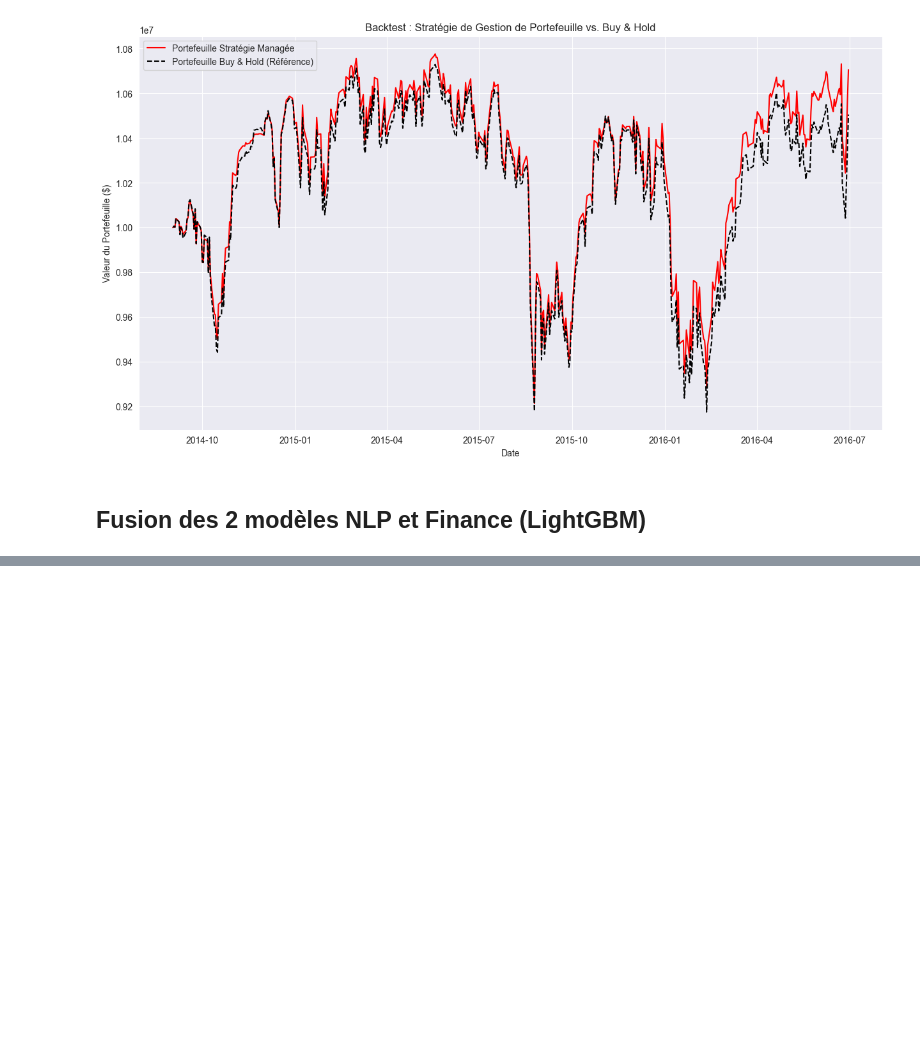
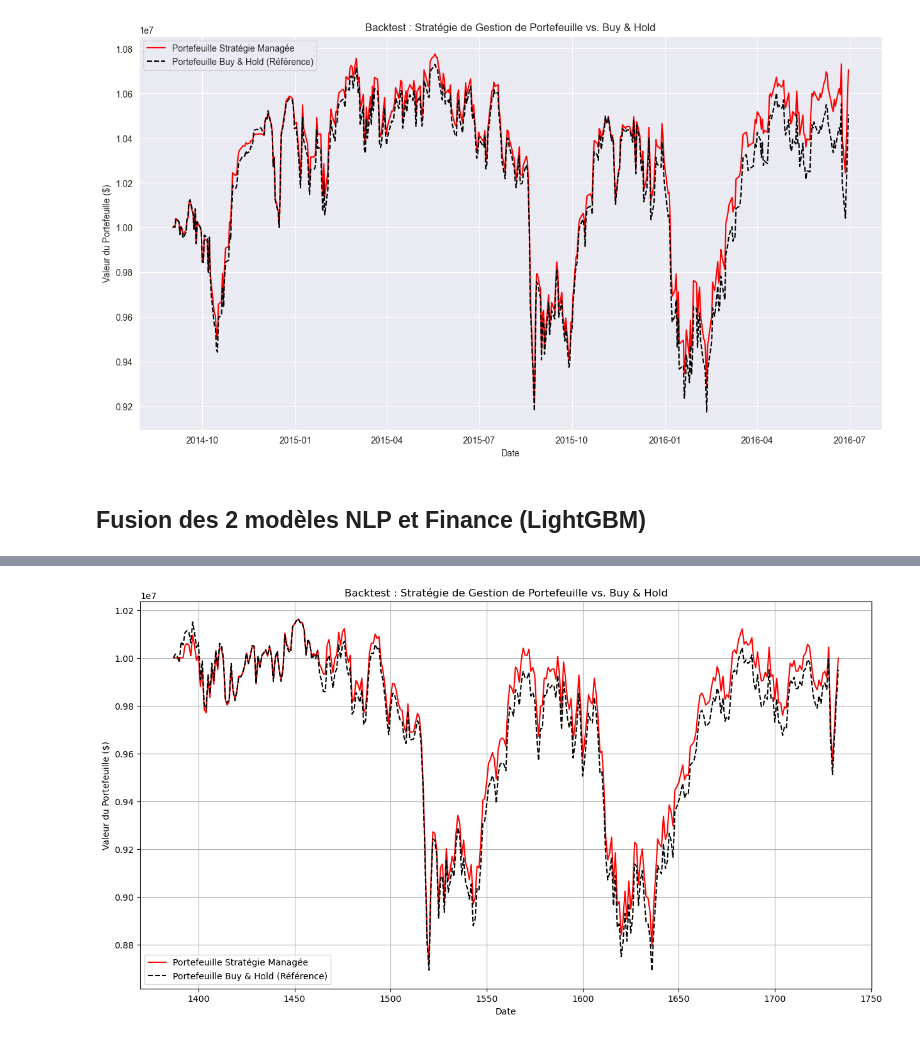
Before and after one commit to arcadiumstreet/MachineLearningProject, a Jupyter notebook: Project/notebook/indicators.ipynb, the cells around one changed output, grey strips where cells are left out. Drawn from its saved outputs; the diff is of its cells as text; code cells hidden in the pictures; blank space fills up the shorter version.

Commit message:
added hybrid model to trading strat

```diff
--- a/Project/notebook/indicators.ipynb
+++ b/Project/notebook/indicators.ipynb
@@ -1493,0 +1562,4 @@ Valeur finale du Buy & Hold : $10,505,303.43 (Rendement: 5.05%)
+# %%
+hybrid_stock_system_v2 = HybridStockSystem(numerical_model=model_price, text_model=model_text, meta_learner=meta_learner)
+# %%
+prediction = hybrid_stock_system_v2.predict(price_test, text_test)
@@ -1493,0 +1606,2 @@ Valeur finale du Buy & Hold : $10,505,303.43 (Rendement: 5.05%)
+# %%
+full_data_price = pd.read_csv(os.path.join(PROCESSED_DATA_DIR, "data_test.csv"))
@@ -1493,0 +1618,81 @@ Valeur finale du Buy & Hold : $10,505,303.43 (Rendement: 5.05%)
+# %%
+full_data_price_test = full_data_price.tail(price_test.shape[0])
+# %%
+import pandas as pd
+import numpy as np
+import matplotlib.pyplot as plt
+
+print("Lancement du backtest de la stratégie de gestion de portefeuille (Long-Only)...")
+
+# --- Étape 1: Paramètres de la simulation ---
+INITIAL_CAPITAL = 10000000 # 10 millions
+BUY_THRESHOLD = 0.55  # On achète si la proba de hausse est > 55%
+SELL_THRESHOLD = 0.55 # On vend si la proba de baisse est > 55%
+# Facteur de proportionnalité pour la vente (70% de proba -> vendre 7%)
+SELL_PROPORTIONALITY_FACTOR = 0.1
+
+# --- Étape 2: Préparation des données ---
+
+# Récupérer les probabilités du modèle sur l'ensemble de test
+probabilities = prediction
+
+proba_up = probabilities[:, 1]
+proba_down = probabilities[:, 0]
+
+# Récupérer les prix de clôture pour la période de test
+test_prices = full_data_price_test.loc[:, 'Adj Close']
+
+# --- Étape 3: Boucle de simulation jour par jour ---
+cash = INITIAL_CAPITAL
+units_held = 0.0
+portfolio_values = []
+
+for i in range(len(price_test)):
+    current_price = test_prices.iloc[i]
+    current_proba_up = proba_up[i]
+    current_proba_down = proba_down[i]
+    if current_proba_up > BUY_THRESHOLD and cash > 0:
+        # --- Signal d'ACHAT ---
+        units_to_buy = cash / current_price
+        units_held += units_to_buy
+        cash = 0
+
+    elif current_proba_down > SELL_THRESHOLD and units_held > 0:
+        percentage_to_sell = current_proba_down * SELL_PROPORTIONALITY_FACTOR
+        units_to_sell = units_held * percentage_to_sell
+
+        cash_from_sale = units_to_sell * current_price
+        units_held -= units_to_sell
+        cash += cash_from_sale
+
+    # Mettre à jour la valeur totale du portefeuille à la fin de la journée
+    current_portfolio_value = cash + (units_held * current_price)
+    portfolio_values.append(current_portfolio_value)
+
+# Convertir la liste des valeurs en une série Pandas pour le traçage
+strategy_portfolio = pd.Series(portfolio_values, index=test_prices.index)
+
+# --- Étape 4: Créer la stratégie de référence "Buy and Hold" ---
+initial_units_buy_hold = INITIAL_CAPITAL / test_prices.iloc[0]
+buy_and_hold_portfolio = initial_units_buy_hold * test_prices
+
+# --- Étape 5: Visualisation et Résultats ---
+final_strategy_value = strategy_portfolio.iloc[-1]
+final_buy_hold_value = buy_and_hold_portfolio.iloc[-1]
+strategy_return = (final_strategy_value / INITIAL_CAPITAL - 1) * 100
+buy_hold_return = (final_buy_hold_value / INITIAL_CAPITAL - 1) * 100
+
+print(f"\n--- RÉSULTATS FINALS DU BACKTEST ---")
+print(f"Valeur finale de la stratégie : ${final_strategy_value:,.2f} (Rendement: {strategy_return:.2f}%)")
+print(f"Valeur finale du Buy & Hold : ${final_buy_hold_value:,.2f} (Rendement: {buy_hold_return:.2f}%)")
+
+plt.figure(figsize=(15, 8))
+plt.plot(strategy_portfolio.index, strategy_portfolio, label='Portefeuille Stratégie Managée', color='red')
+plt.plot(buy_and_hold_portfolio.index, buy_and_hold_portfolio, label='Portefeuille Buy & Hold (Référence)', color='black', linestyle='--')
+plt.title('Backtest : Stratégie de Gestion de Portefeuille vs. Buy & Hold')
+plt.xlabel('Date')
+plt.ylabel('Valeur du Portefeuille ($)')
+plt.legend()
+plt.grid(True)
+plt.show()
+# %% [output]
@@ -1493,0 +1705 @@ Valeur finale du Buy & Hold : $10,505,303.43 (Rendement: 5.05%)
+[figure, added]
```
Also changed, not shown: parts of 14 cells of this notebook, 1 other file.
